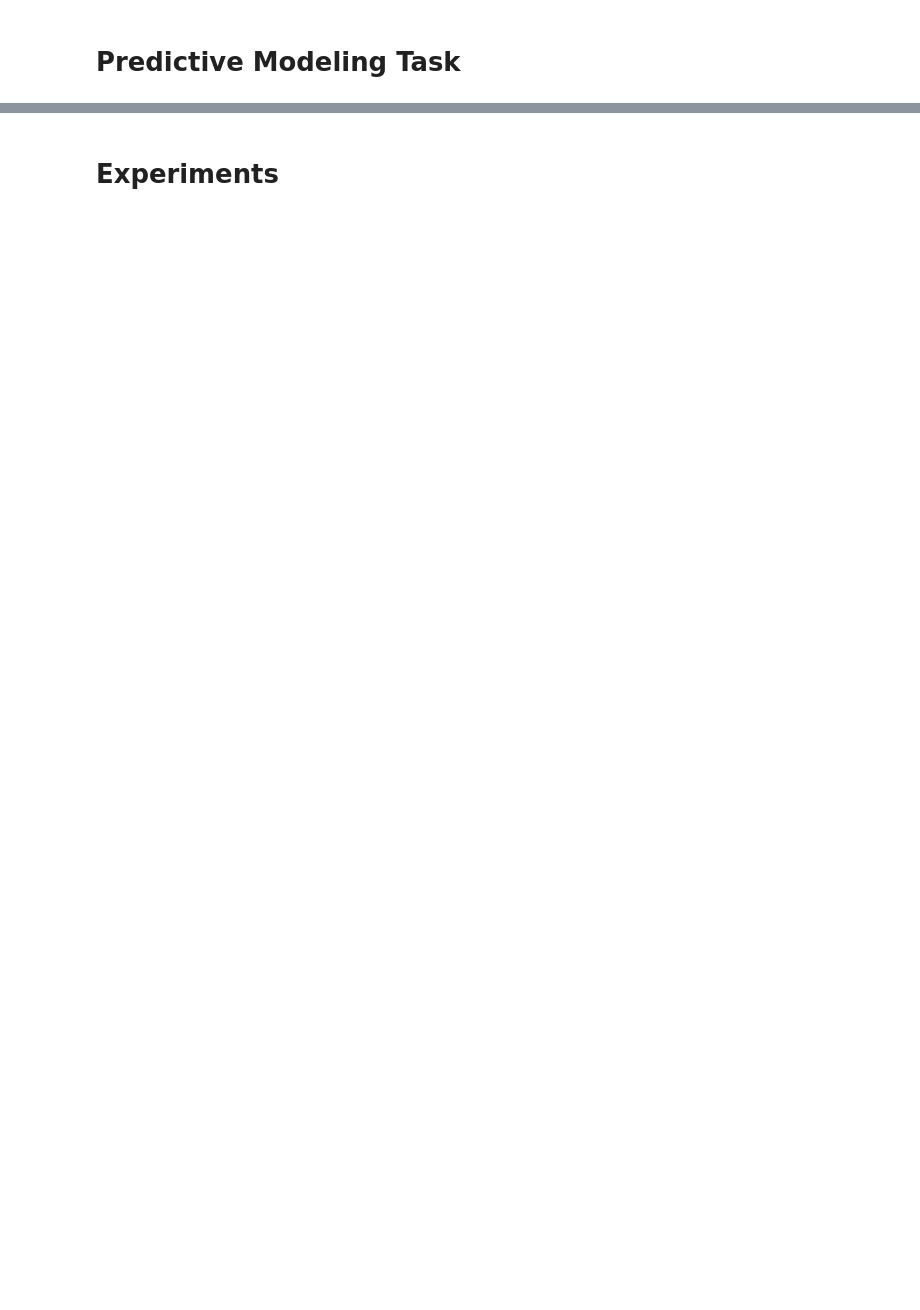
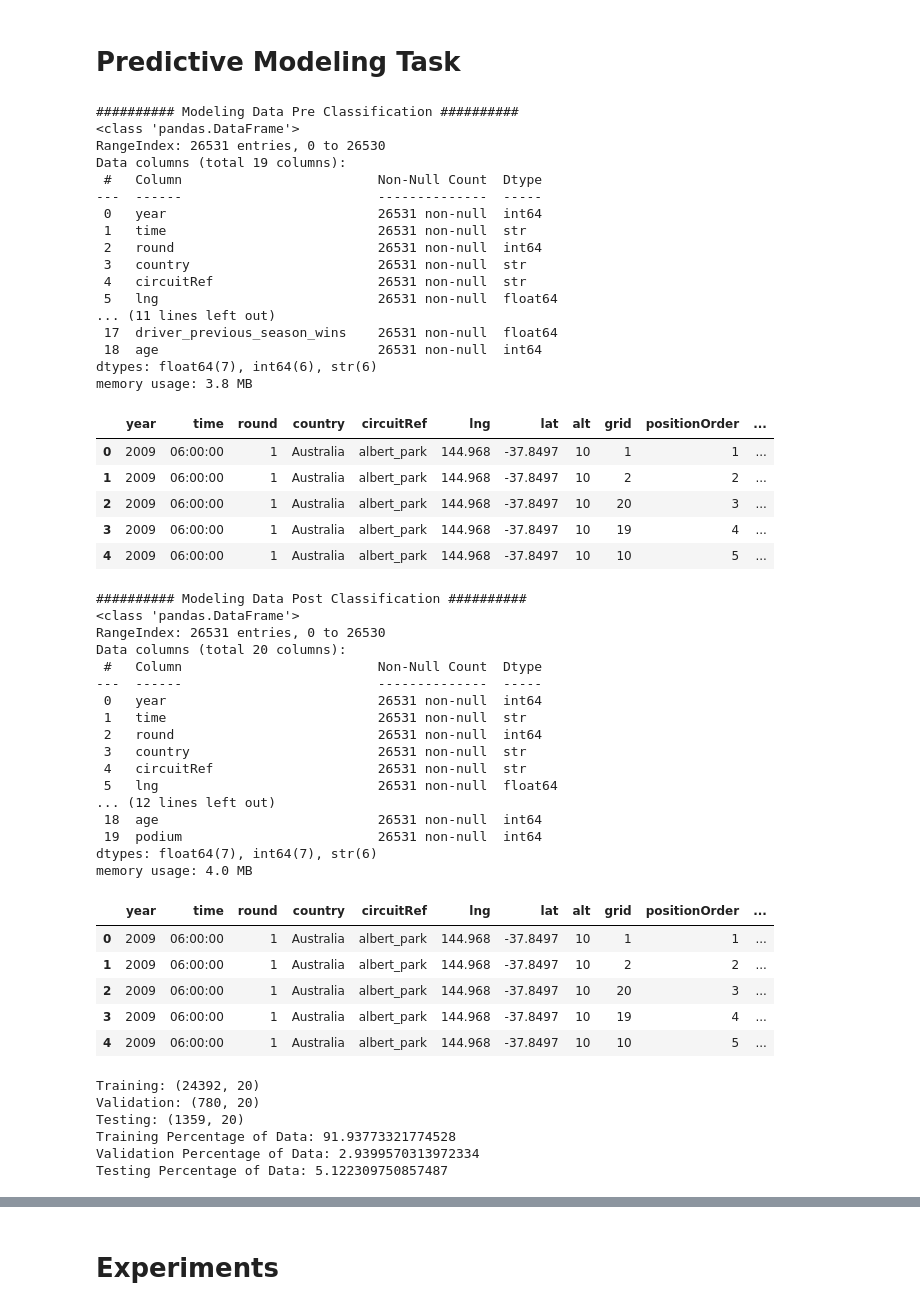
Before and after one commit to EchoKnights/CSEN903-Project, a Jupyter notebook: acl-milestone.ipynb, the cells around one changed output, grey strips where cells are left out. Cells and saved outputs as stored; diff of their text form; code cells hidden in the pictures; blank space fills up the shorter version.

```diff
--- a/acl-milestone.ipynb
+++ b/acl-milestone.ipynb
@@ -1209,36 +1755,85 @@ print("########## Modeling Data Pre Classification ##########")
 modeling_data.info()
 display(modeling_data.head())
 modeling_data_backup = modeling_data.copy()
 
 print("########## Modeling Data Post Classification ##########")
 
 modeling_data['podium'] = modeling_data['positionOrder'].isin([1, 2, 3]).astype(int)
 modeling_data.info()
 display(modeling_data.head())
 
-data = modeling_data.merge(
-    races[['raceId', 'year']],
-    on='raceId',
-    how='left'
-)
+data = modeling_data.copy()
 
 training = data[data['year'] <= 2019].copy()
 validation = data[data['year'].between(2020, 2021)].copy()
 testing = data[data['year'] >= 2022].copy()
 
 training = training[modeling_data.columns]
 validation = validation[modeling_data.columns]
 testing = testing[modeling_data.columns]
 
 print("Training:", training.shape)
 print("Validation:", validation.shape)
 print("Testing:", testing.shape)
 
 training_percentage = (len(training)/len(modeling_data)) * 100
 validation_percentage = (len(validation)/len(modeling_data)) * 100
 testing_percentage = (len(testing)/len(modeling_data)) * 100
 
 print("Training Percentage of Data:", training_percentage)
 print("Validation Percentage of Data:", validation_percentage)
 print("Testing Percentage of Data:", testing_percentage)
+# %% [output]
+########## Modeling Data Pre Classification ##########
+<class 'pandas.DataFrame'>
+RangeIndex: 26531 entries, 0 to 26530
+Data columns (total 19 columns):
+ #   Column                         Non-Null Count  Dtype
+---  ------                         --------------  -----
+ 0   year                           26531 non-null  int64
+ 1   time                           26531 non-null  str
+ 2   round                          26531 non-null  int64
+ 3   country                        26531 non-null  str
+ 4   circuitRef                     26531 non-null  str
+ 5   lng                            26531 non-null  float64
+... (11 lines left out)
+ 17  driver_previous_season_wins    26531 non-null  float64
+ 18  age                            26531 non-null  int64
+dtypes: float64(7), int64(6), str(6)
+memory usage: 3.8 MB
+|  | year | time | round | country | circuitRef | lng | lat | alt | grid | positionOrder | ... |
+| 0 | 2009 | 06:00:00 | 1 | Australia | albert_park | 144.968 | -37.8497 | 10 | 1 | 1 | ... |
+| 1 | 2009 | 06:00:00 | 1 | Australia | albert_park | 144.968 | -37.8497 | 10 | 2 | 2 | ... |
+| 2 | 2009 | 06:00:00 | 1 | Australia | albert_park | 144.968 | -37.8497 | 10 | 20 | 3 | ... |
+| 3 | 2009 | 06:00:00 | 1 | Australia | albert_park | 144.968 | -37.8497 | 10 | 19 | 4 | ... |
+| 4 | 2009 | 06:00:00 | 1 | Australia | albert_park | 144.968 | -37.8497 | 10 | 10 | 5 | ... |
+########## Modeling Data Post Classification ##########
+<class 'pandas.DataFrame'>
+RangeIndex: 26531 entries, 0 to 26530
+Data columns (total 20 columns):
+ #   Column                         Non-Null Count  Dtype
+---  ------                         --------------  -----
+ 0   year                           26531 non-null  int64
+ 1   time                           26531 non-null  str
+ 2   round                          26531 non-null  int64
+ 3   country                        26531 non-null  str
+ 4   circuitRef                     26531 non-null  str
+ 5   lng                            26531 non-null  float64
+... (12 lines left out)
+ 18  age                            26531 non-null  int64
+ 19  podium                         26531 non-null  int64
+dtypes: float64(7), int64(7), str(6)
+memory usage: 4.0 MB
+|  | year | time | round | country | circuitRef | lng | lat | alt | grid | positionOrder | ... |
+| 0 | 2009 | 06:00:00 | 1 | Australia | albert_park | 144.968 | -37.8497 | 10 | 1 | 1 | ... |
+| 1 | 2009 | 06:00:00 | 1 | Australia | albert_park | 144.968 | -37.8497 | 10 | 2 | 2 | ... |
+| 2 | 2009 | 06:00:00 | 1 | Australia | albert_park | 144.968 | -37.8497 | 10 | 20 | 3 | ... |
+| 3 | 2009 | 06:00:00 | 1 | Australia | albert_park | 144.968 | -37.8497 | 10 | 19 | 4 | ... |
+| 4 | 2009 | 06:00:00 | 1 | Australia | albert_park | 144.968 | -37.8497 | 10 | 10 | 5 | ... |
+Training: (24392, 20)
+Validation: (780, 20)
+Testing: (1359, 20)
+Training Percentage of Data: 91.93773321774528
+Validation Percentage of Data: 2.9399570313972334
+Testing Percentage of Data: 5.122309750857487
 # %%
```
Also changed, not shown: parts of 38 cells of this notebook.
